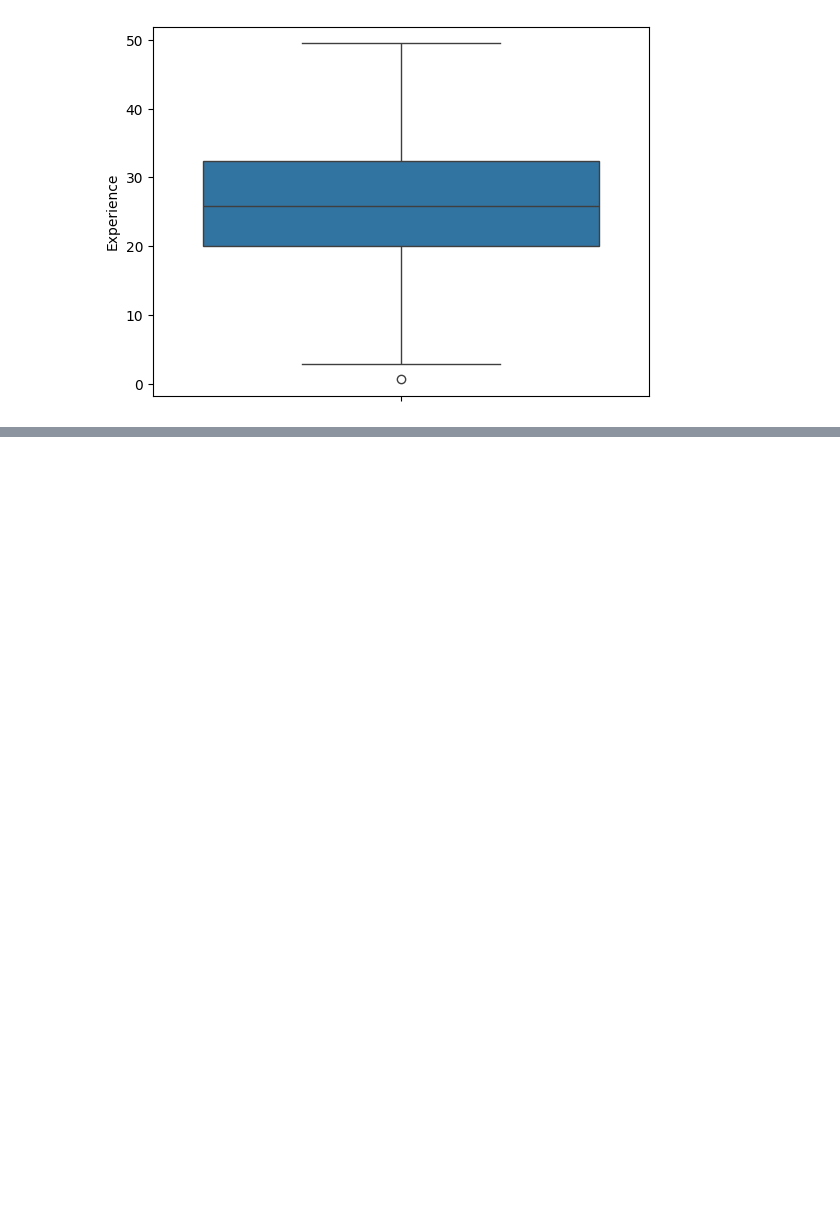
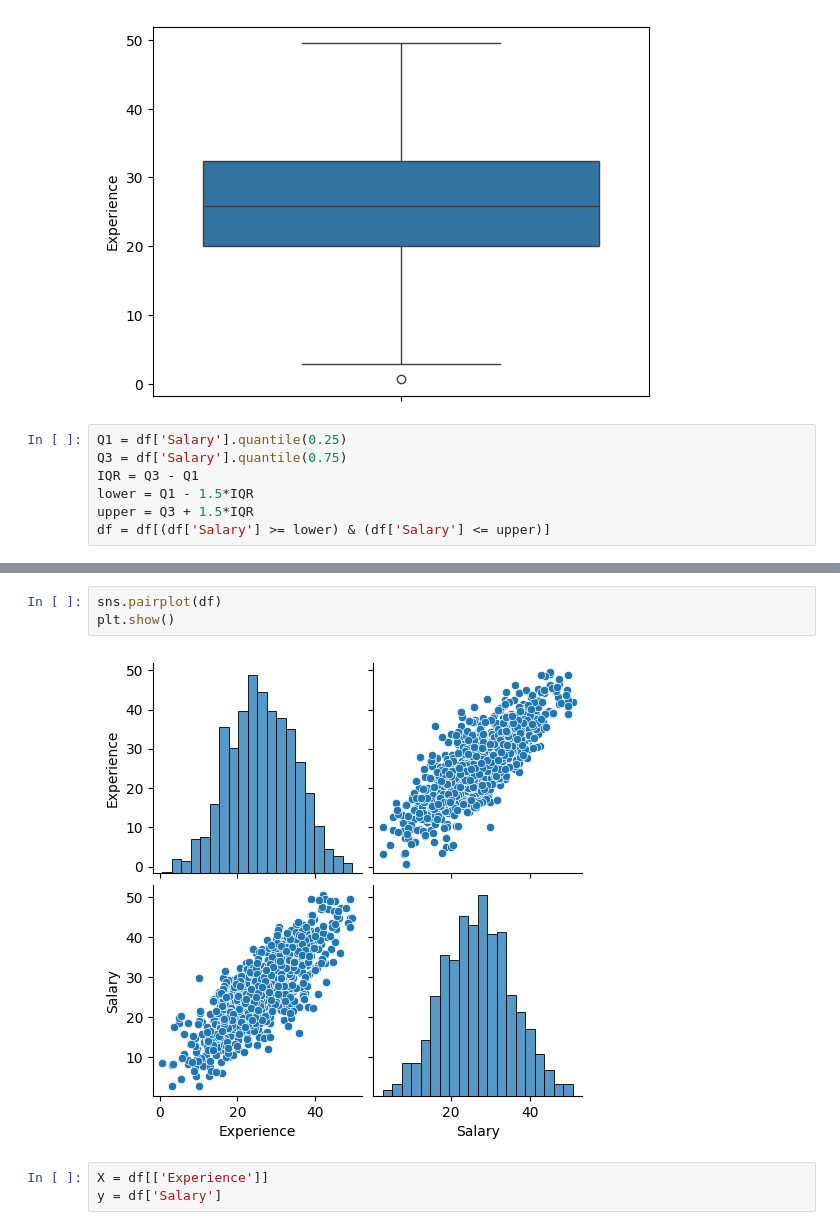
Before and after one commit to ShivamAttri05/Machine_Learning, a Jupyter notebook: 03_Ridge_Regression/Salary_DataSet02/Ridge_Regression.ipynb, the cells around one changed output, grey strips where cells are left out. Saved outputs shown, nothing was run; the diff lists cells and outputs as text; blank space fills up the shorter version.

```diff
--- a/03_Ridge_Regression/Salary_DataSet02/Ridge_Regression.ipynb
+++ b/03_Ridge_Regression/Salary_DataSet02/Ridge_Regression.ipynb
@@ -72,3 +72,10 @@ sns.boxplot(df["Experience"])
 # %% [output]
 <Axes: ylabel='Experience'>
 [figure]
+# %%
+Q1 = df['Salary'].quantile(0.25)
+Q3 = df['Salary'].quantile(0.75)
+IQR = Q3 - Q1
+lower = Q1 - 1.5*IQR
+upper = Q3 + 1.5*IQR
+df = df[(df['Salary'] >= lower) & (df['Salary'] <= upper)]
@@ -74,0 +110,8 @@ sns.boxplot(df["Experience"])
+# %%
+sns.pairplot(df)
+plt.show()
+# %% [output]
+[figure, added]
+# %%
+X = df[['Experience']]
+y = df['Salary']
```
Also changed, not shown: parts of 14 cells of this notebook.
